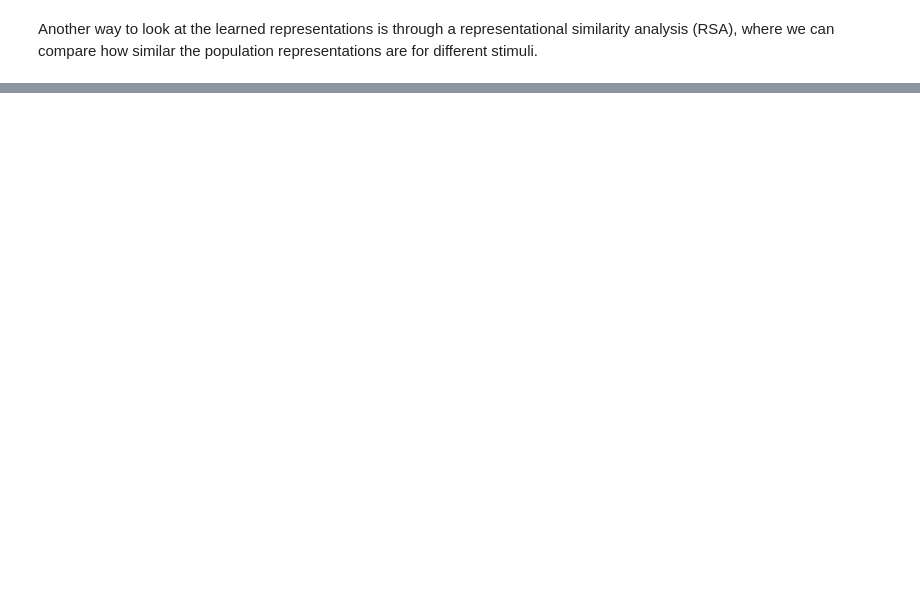
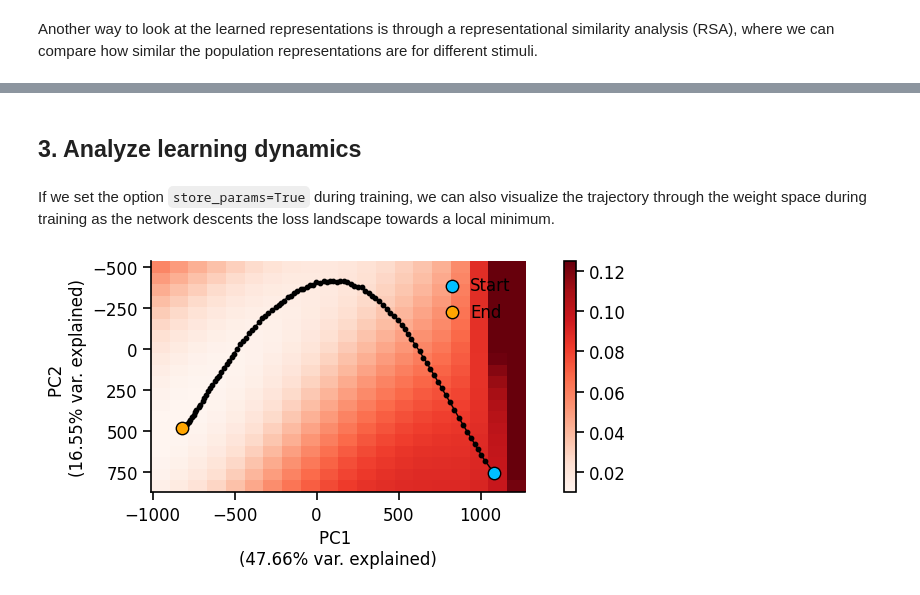
Before and after one commit to Milstein-Lab/EIANN, a Jupyter notebook: docs/Using_EIANN/3_visualizing_network_properties.ipynb, the cells around one changed output, grey strips where cells are left out. Cells and saved outputs as stored; diff of their text form; code cells hidden in the pictures; blank space fills up the shorter version.

```diff
--- a/docs/Using_EIANN/3_visualizing_network_properties.ipynb
+++ b/docs/Using_EIANN/3_visualizing_network_properties.ipynb
@@ -83,0 +90,8 @@ pattern_similarity_matrix_dict, neuron_similarity_matrix_dict = ut.compute_repre
+# %% [markdown]
+## 3. Analyze learning dynamics
+# %% [markdown]
+If we set the option `store_params=True` during training, we can also visualize the trajectory through the weight space during training as the network descents the loss landscape towards a local minimum.
+# %%
+eiann.plot.plot_loss_landscape(test_dataloader, network, num_points=20, extension=0.1, vmax_scale=1.2)
+# %% [output]
+[figure, added]
```
Also changed, not shown: parts of 7 cells of this notebook, 6 other files.
